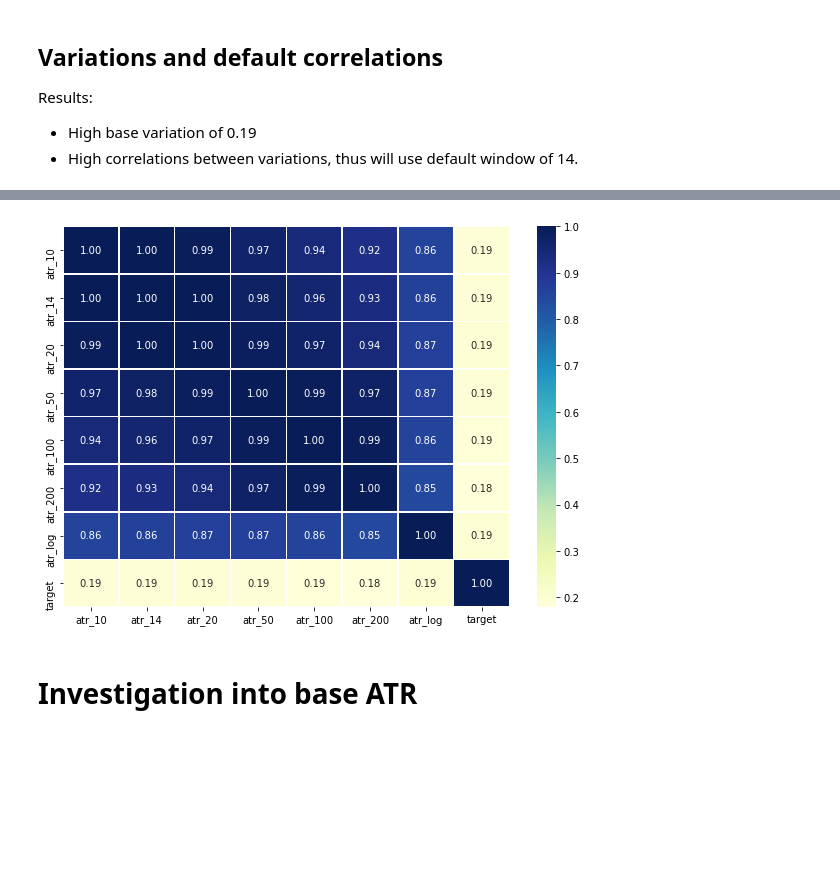
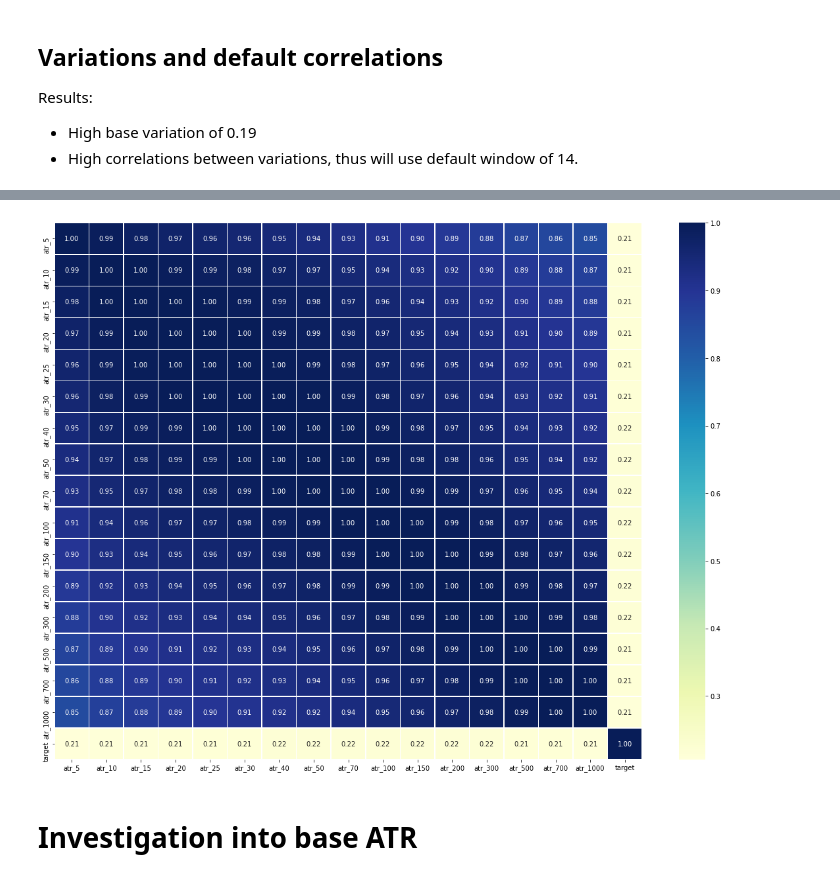
Before and after one commit to sunnymnie/bitcoin-printer, a Jupyter notebook: analysis-features/volatility-atr.ipynb, the cells around one changed output, grey strips where cells are left out. Saved outputs shown, nothing was run; the diff lists cells and outputs as text; code cells hidden in the pictures; blank space fills up the shorter version.

```diff
--- a/analysis-features/volatility-atr.ipynb
+++ b/analysis-features/volatility-atr.ipynb
@@ -40,5 +42,5 @@ from ta.volatility import AverageTrueRange
 # %%
-df = pd.read_csv("../data/BTCUSDT-hour-target.csv")
+df = pd.read_csv("../data/BTCUSDT-minute-target-tpsl.csv")
 # %% [markdown]
 ## Variations and default correlations
 
@@ -59,2 +60,0 @@ variations([10, 14, 20, 50, 100, 200])
-# %%
-df["atr_log"] = list(map(lambda x: uf.log_abs(x, zeros=True), df.atr_14))
@@ -70,17 +61,17 @@ df.head()
 # %%
-indicators = list(df.columns)[13:]
+indicators = list(df.columns)[14:]
 indicators.append("target")
 
 d = df[list(indicators)].copy()
 corr_matrix = d.corr()
-fig, ax = plt.subplots(figsize=(10, 7))
+fig, ax = plt.subplots(figsize=(20, 15))
 ax = sns.heatmap(corr_matrix,
                  annot=True,
                  linewidths=0.5,
                  fmt=".2f",
                  cmap="YlGnBu")
 # %% [output]
-[figure, old version]
+[figure, new version]
 # %% [markdown]
 # Investigation into base ATR
 # %%
```
Also changed, not shown: parts of 4 cells of this notebook, 2 other files.
